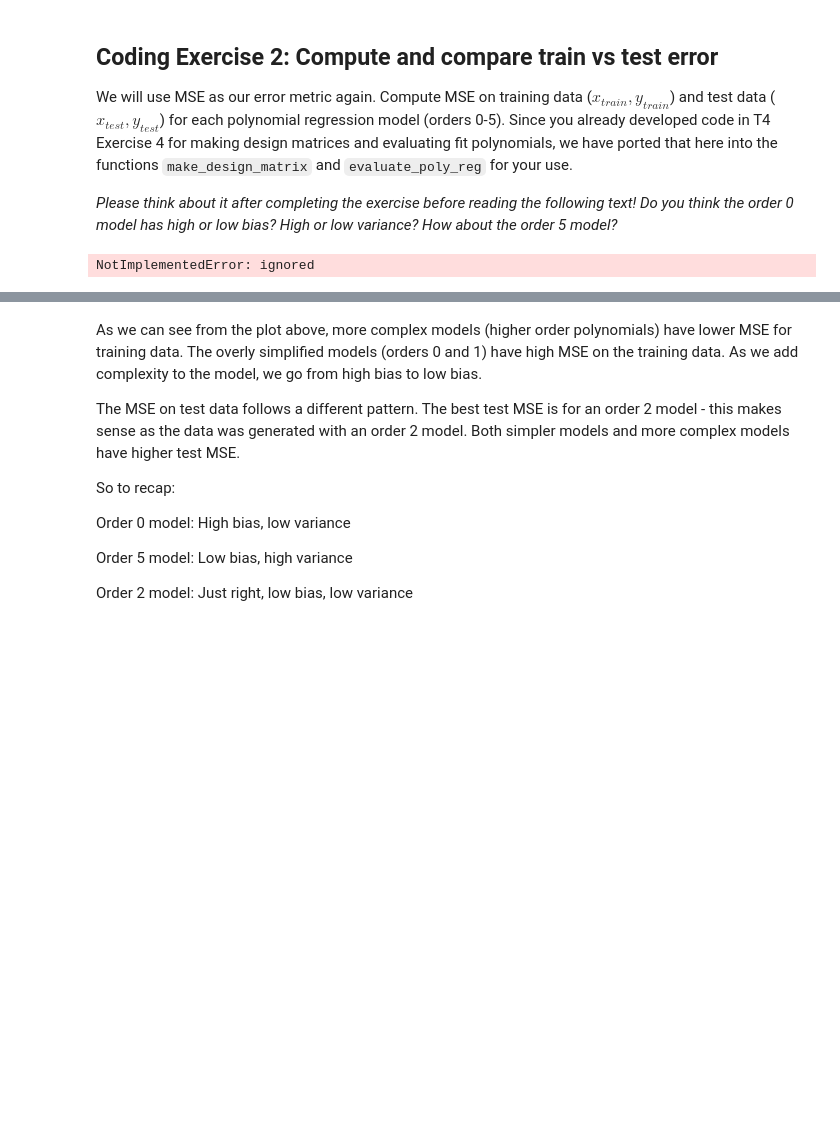
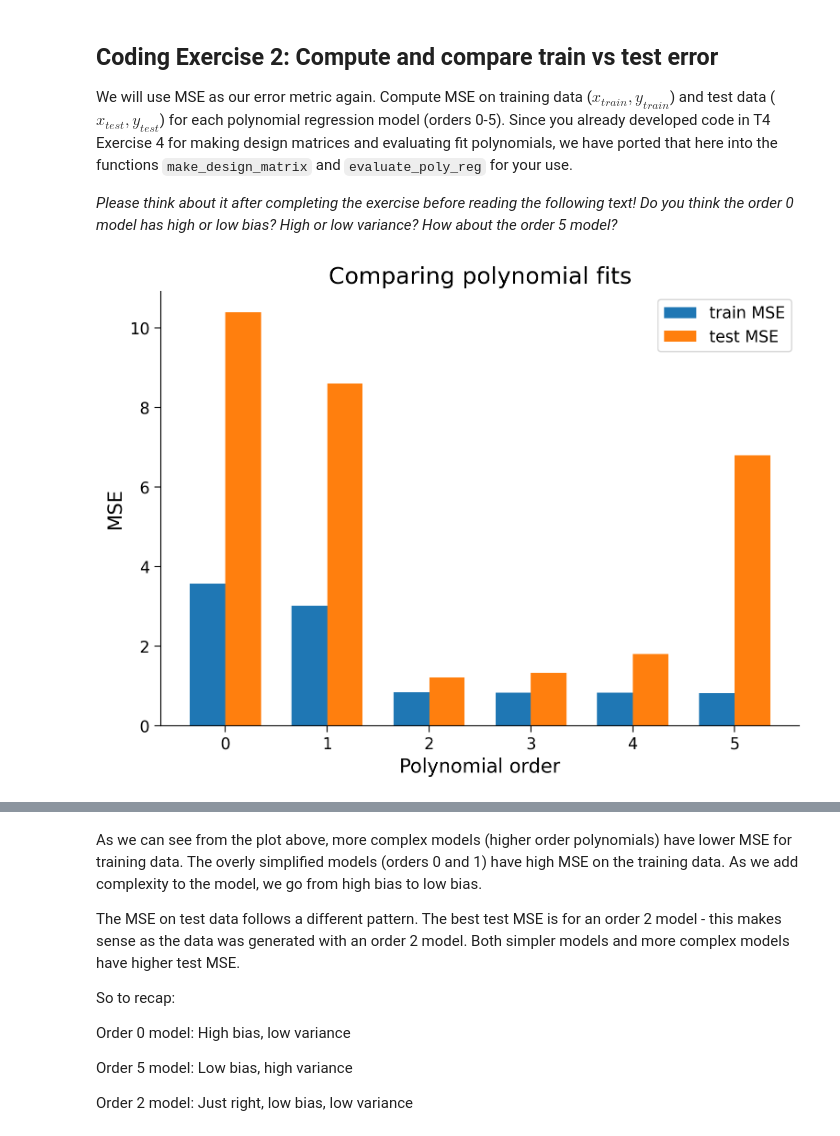
Before and after one commit to alinerohloff/Neuromatch2023, a Jupyter notebook: Copy_of_W1D2_Tutorial5.ipynb, the cells around one changed output, grey strips where cells are left out. Drawn from its saved outputs; the diff is of its cells as text; code cells hidden in the pictures; blank space fills up the shorter version.

```diff
--- a/Copy_of_W1D2_Tutorial5.ipynb
+++ b/Copy_of_W1D2_Tutorial5.ipynb
@@ -333,33 +333,33 @@ def compute_mse(x_train, x_test, y_train, y_test, theta_hats, max_order):
 
   Args:
     x_train(ndarray): training data input vector of shape (n_samples)
     x_test(ndarray): test data input vector of shape (n_samples)
     y_train(ndarray): training vector of measurements of shape (n_samples)
     y_test(ndarray): test vector of measurements of shape (n_samples)
     theta_hats(dict): fitted weights for each polynomial model (dict key is order)
     max_order (scalar): max order of polynomial fit
 
   Returns:
     ndarray, ndarray: MSE error on training data and test data for each order
   """
 
   #######################################################
   ## TODO for students: calculate mse error for both sets
   ## Hint: look back at tutorial 5 where we calculated MSE
   # Fill out function and remove
   # raise NotImplementedError("Student exercise: calculate mse for train and test set")
   #######################################################
 
-  mse_train = ...
-  mse_test = ...
+  mse_train = evaluate_poly_reg(x_train, y_train, theta_hats, max_order)
+  mse_test = evaluate_poly_reg(x_test, y_test, theta_hats, max_order)
 
   return mse_train, mse_test
 
 
 # Compute train and test MSE
 mse_train, mse_test = compute_mse(x_train, x_test, y_train, y_test, theta_hats, max_order)
 
 # Visualize
 plot_MSE_poly_fits(mse_train, mse_test, max_order)
 # %% [output]
-NotImplementedError: ignored
+[figure, added]
```
Also changed, not shown: parts of 3 cells of this notebook.
